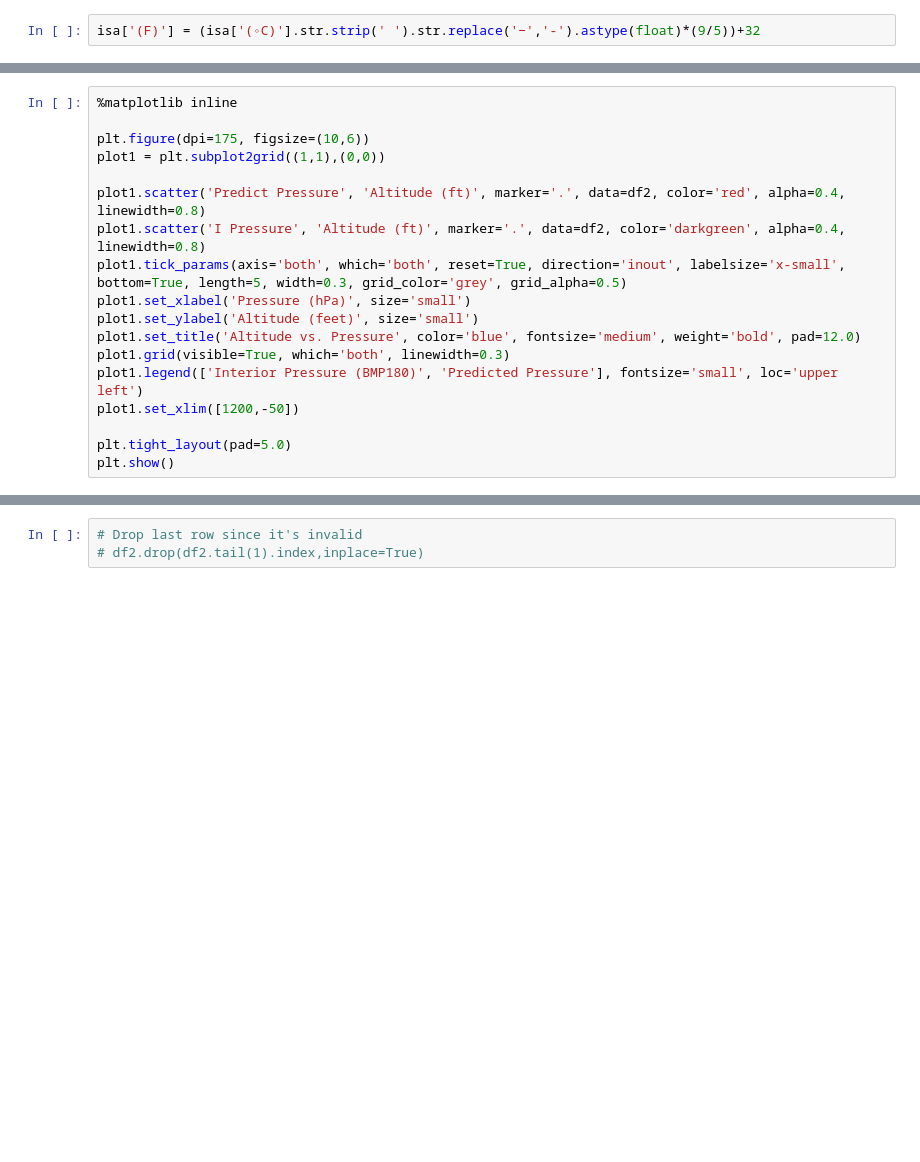
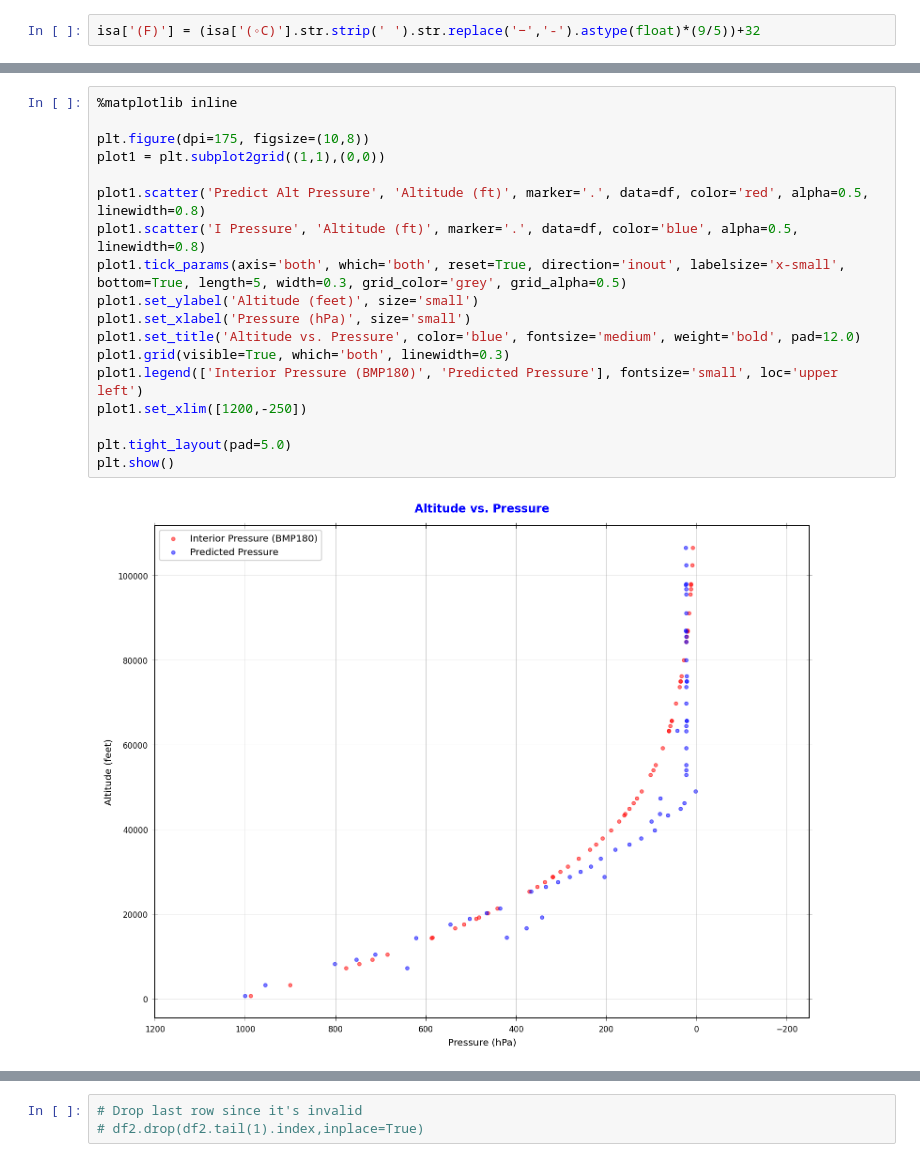
Before and after one commit to StateFarm-STEM/hablogger, a Jupyter notebook: telemetry-analysis/flights/normalwesths-2023-04-21/KB9LNS-13.ipynb, the cells around one changed output, grey strips where cells are left out. Cells and saved outputs as stored; diff of their text form; blank space fills up the shorter version.

```diff
--- a/telemetry-analysis/flights/normalwesths-2023-04-21/KB9LNS-13.ipynb
+++ b/telemetry-analysis/flights/normalwesths-2023-04-21/KB9LNS-13.ipynb
@@ -360,19 +384,21 @@ df2.columns
 # %%
 %matplotlib inline
 
-plt.figure(dpi=175, figsize=(10,6))
+plt.figure(dpi=175, figsize=(10,8))
 plot1 = plt.subplot2grid((1,1),(0,0))
 
-plot1.scatter('Predict Pressure', 'Altitude (ft)', marker='.', data=df2, color='red', alpha=0.4, linewidth=0.8)
-plot1.scatter('I Pressure', 'Altitude (ft)', marker='.', data=df2, color='darkgreen', alpha=0.4, linewidth=0.8)
+plot1.scatter('Predict Alt Pressure', 'Altitude (ft)', marker='.', data=df, color='red', alpha=0.5, linewidth=0.8)
+plot1.scatter('I Pressure', 'Altitude (ft)', marker='.', data=df, color='blue', alpha=0.5, linewidth=0.8)
 plot1.tick_params(axis='both', which='both', reset=True, direction='inout', labelsize='x-small', bottom=True, length=5, width=0.3, grid_color='grey', grid_alpha=0.5)
+plot1.set_ylabel('Altitude (feet)', size='small')
 plot1.set_xlabel('Pressure (hPa)', size='small')
-plot1.set_ylabel('Altitude (feet)', size='small')
 plot1.set_title('Altitude vs. Pressure', color='blue', fontsize='medium', weight='bold', pad=12.0)
 plot1.grid(visible=True, which='both', linewidth=0.3)
 plot1.legend(['Interior Pressure (BMP180)', 'Predicted Pressure'], fontsize='small', loc='upper left')
-plot1.set_xlim([1200,-50])
+plot1.set_xlim([1200,-250])
 
 plt.tight_layout(pad=5.0)
 plt.show()
+# %% [output]
+[figure, added]
 # %%
```
Also changed, not shown: parts of 22 cells of this notebook.
